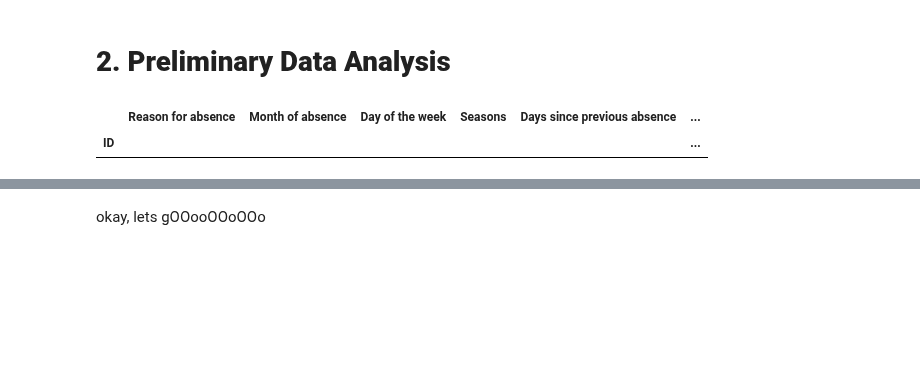
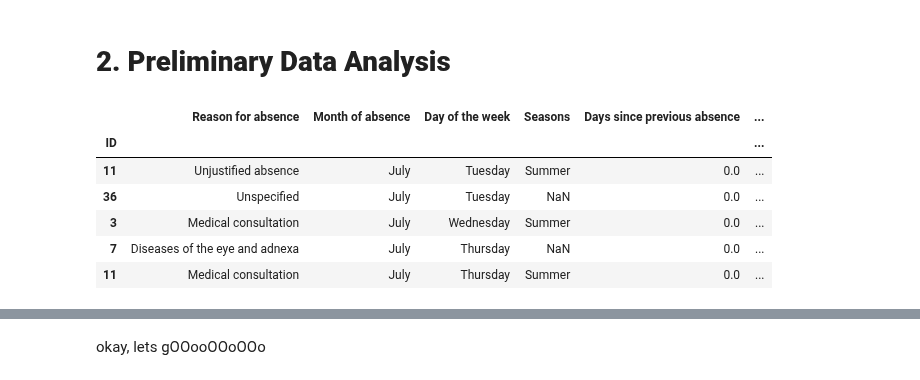
Before and after one commit to Pinky-Tie/reasons_for_absenteeism, a Jupyter notebook: eda/ma_inicial.ipynb, the cells around one changed output, grey strips where cells are left out. Cells and saved outputs as stored; diff of their text form; code cells hidden in the pictures; blank space fills up the shorter version.

```diff
--- a/eda/ma_inicial.ipynb
+++ b/eda/ma_inicial.ipynb
@@ -48,8 +38,13 @@ path2 = '/Users/franciscogomes/Desktop/Faculdade/Master/Data Mining/Project/reas
 # %%
 pd.set_option("display.max_columns", None)
 abs = pd.read_csv(path2 + 'absenteeism_data.csv',delimiter=';')
 abs = abs.set_index("ID")
-abs.head(0)
+abs.head()
 # %% [output]
 |  | Reason for absence | Month of absence | Day of the week | Seasons | Days since previous absence | ... |
 | ID |  |  |  |  |  | ... |
+| 11 | Unjustified absence | July | Tuesday | Summer | 0.0 | ... |
+| 36 | Unspecified | July | Tuesday | NaN | 0.0 | ... |
+| 3 | Medical consultation | July | Wednesday | Summer | 0.0 | ... |
+| 7 | Diseases of the eye and adnexa | July | Thursday | NaN | 0.0 | ... |
+| 11 | Medical consultation | July | Thursday | Summer | 0.0 | ... |
```
Also changed, not shown: parts of 21 cells of this notebook, 1 other file.
